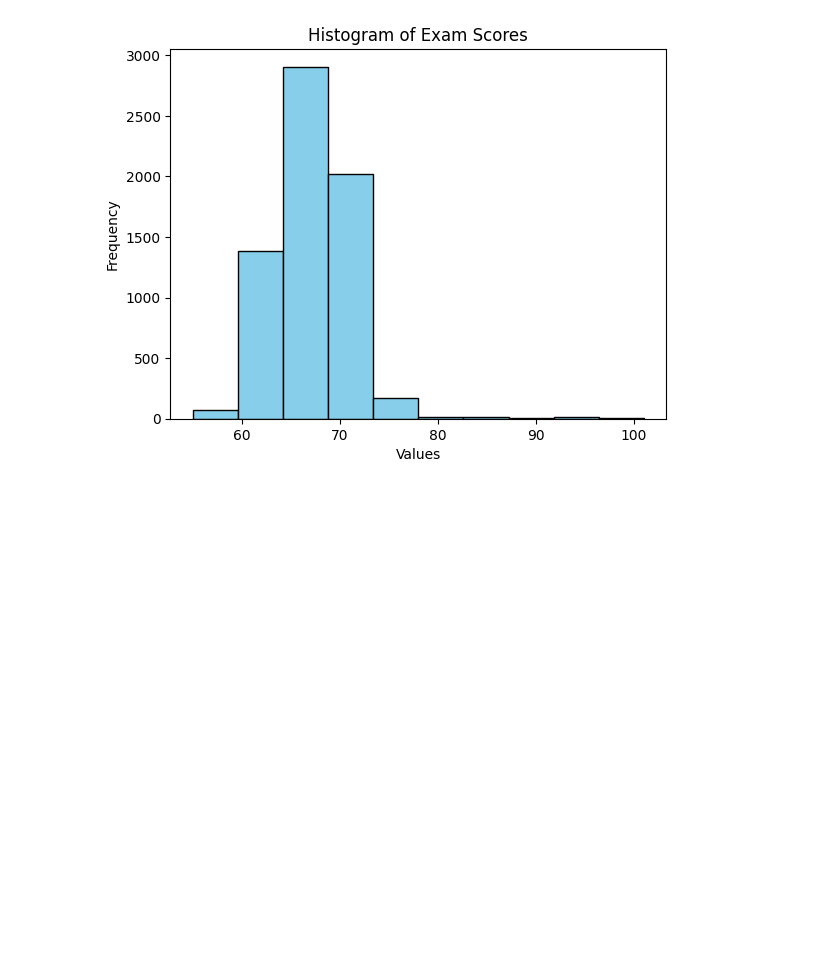
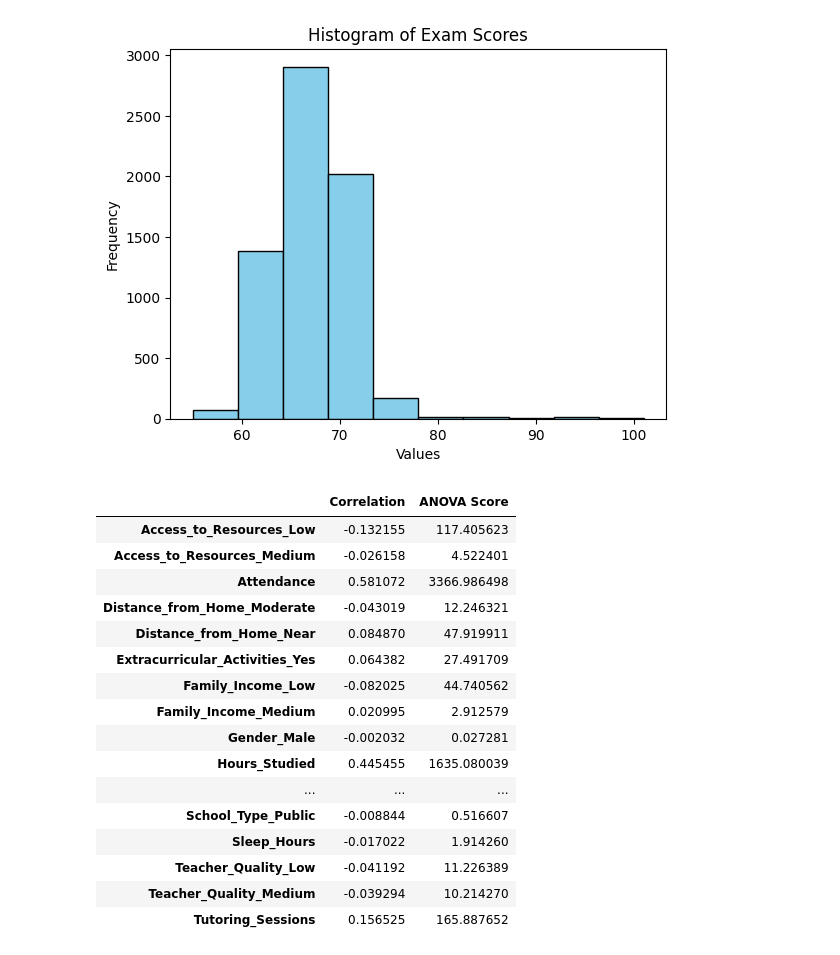
Before and after one commit to cc81972/Predict-a-score, a Jupyter notebook: EDA.ipynb, the cells around one changed output. Cells and saved outputs as stored; diff of their text form; code cells hidden in the pictures; blank space fills up the shorter version.

Commit message:
add feature selection

```diff
--- a/EDA.ipynb
+++ b/EDA.ipynb
@@ -108,3 +100,50 @@ plt.title('Histogram of Exam Scores')
 plt.show()
 # %% [output]
 [figure]
+# %%
+from sklearn.ensemble import RandomForestRegressor
+from sklearn.feature_selection import SelectKBest, f_regression
+
+# One-hot encode categorical variables and drop target variable 'Exam_Score' from features
+categorical_columns = ['Parental_Involvement', 'Access_to_Resources', 'Extracurricular_Activities', 'Motivation_Level',
+                       'Internet_Access', 'Family_Income', 'Teacher_Quality', 'School_Type', 'Peer_Influence',
+                       'Learning_Disabilities', 'Parental_Education_Level', 'Distance_from_Home', 'Gender']
+
+dat_encoded = pd.get_dummies(dat, columns=categorical_columns, drop_first=True)
+
+# Separate features and target variable
+X = dat_encoded.drop(columns=['Exam_Score'])
+y = dat_encoded['Exam_Score']
+
+# Correlation analysis for numerical features
+correlations = X.corrwith(y).sort_values(ascending=False)
+
+# Statistical test (ANOVA-based) for categorical features using SelectKBest
+# Using f_regression for feature scoring based on their correlation with the target
+selector = SelectKBest(score_func=f_regression, k='all')
+selector.fit(X, y)
+anova_scores = pd.Series(selector.scores_, index=X.columns).sort_values(ascending=False)
+
+feature_selection_results = pd.DataFrame({
+    "Correlation": correlations,
+    "ANOVA Score": anova_scores
+})
+feature_selection_results
+# %% [output]
+|  | Correlation | ANOVA Score |
+| Access_to_Resources_Low | -0.132155 | 117.405623 |
+| Access_to_Resources_Medium | -0.026158 | 4.522401 |
+| Attendance | 0.581072 | 3366.986498 |
+| Distance_from_Home_Moderate | -0.043019 | 12.246321 |
+| Distance_from_Home_Near | 0.084870 | 47.919911 |
+| Extracurricular_Activities_Yes | 0.064382 | 27.491709 |
+| Family_Income_Low | -0.082025 | 44.740562 |
+| Family_Income_Medium | 0.020995 | 2.912579 |
+| Gender_Male | -0.002032 | 0.027281 |
+| Hours_Studied | 0.445455 | 1635.080039 |
+| ... | ... | ... |
+| School_Type_Public | -0.008844 | 0.516607 |
+| Sleep_Hours | -0.017022 | 1.914260 |
+| Teacher_Quality_Low | -0.041192 | 11.226389 |
+| Teacher_Quality_Medium | -0.039294 | 10.214270 |
+| Tutoring_Sessions | 0.156525 | 165.887652 |
```
Also changed, not shown: parts of 1 cell of this notebook.
